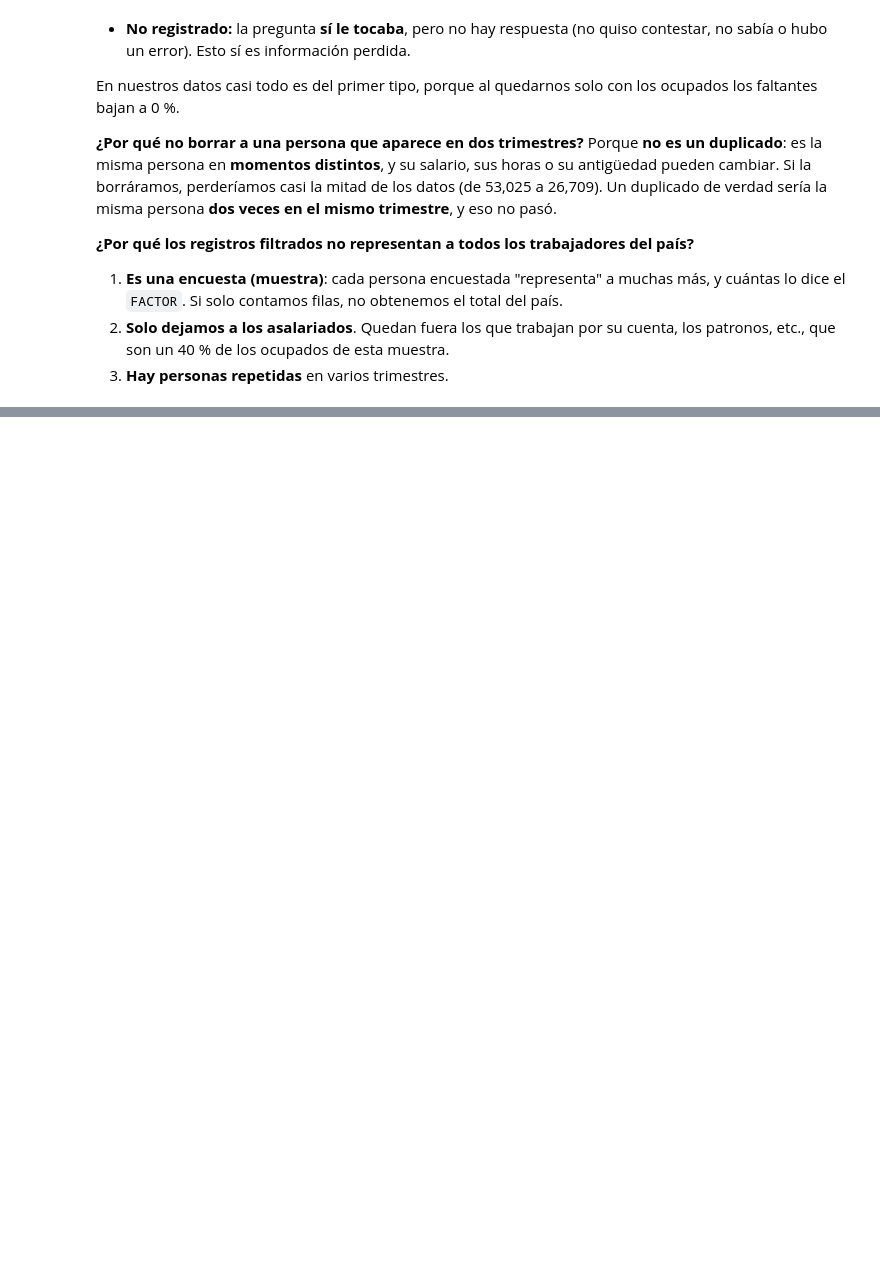
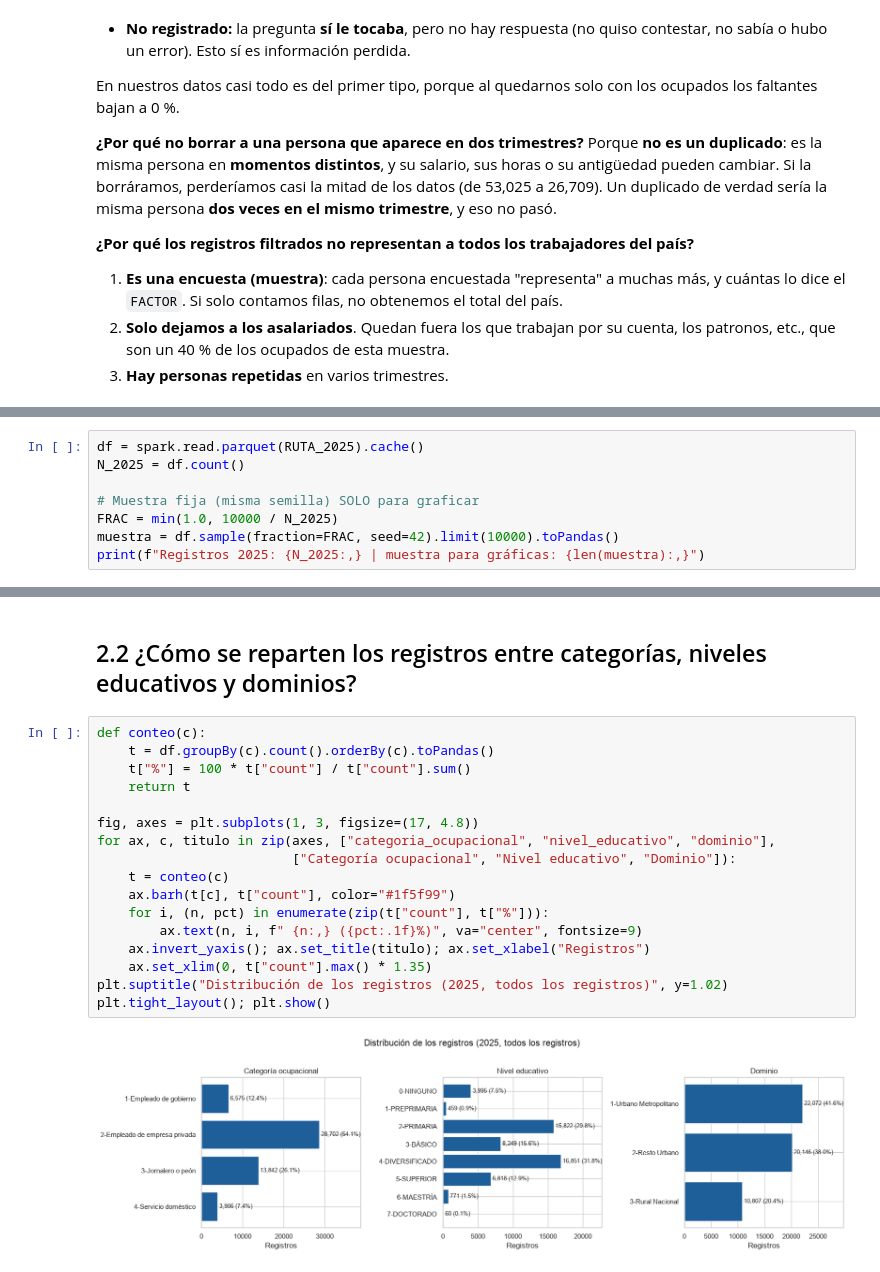
Before and after one commit to Qu3zada22/lab7-md, a Jupyter notebook: lab7_eneic.ipynb, the cells around one changed output, grey strips where cells are left out. Cells and saved outputs as stored; diff of their text form; blank space fills up the shorter version.

Commit message:
Estadística descriptiva y relaciones entre variables1

```diff
--- a/lab7_eneic.ipynb
+++ b/lab7_eneic.ipynb
@@ -662,0 +672,8 @@ Porque **no es un duplicado**: es la misma persona en **momentos distintos**, y
+# %%
+df = spark.read.parquet(RUTA_2025).cache()
+N_2025 = df.count()
+
+# Muestra fija (misma semilla) SOLO para graficar
+FRAC = min(1.0, 10000 / N_2025)
+muestra = df.sample(fraction=FRAC, seed=42).limit(10000).toPandas()
+print(f"Registros 2025: {N_2025:,} | muestra para gráficas: {len(muestra):,}")
@@ -662,0 +716,21 @@ Porque **no es un duplicado**: es la misma persona en **momentos distintos**, y
+# %% [markdown]
+## 2.2 ¿Cómo se reparten los registros entre categorías, niveles educativos y dominios?
+# %%
+def conteo(c):
+    t = df.groupBy(c).count().orderBy(c).toPandas()
+    t["%"] = 100 * t["count"] / t["count"].sum()
+    return t
+
+fig, axes = plt.subplots(1, 3, figsize=(17, 4.8))
+for ax, c, titulo in zip(axes, ["categoria_ocupacional", "nivel_educativo", "dominio"],
+                         ["Categoría ocupacional", "Nivel educativo", "Dominio"]):
+    t = conteo(c)
+    ax.barh(t[c], t["count"], color="#1f5f99")
+    for i, (n, pct) in enumerate(zip(t["count"], t["%"])):
+        ax.text(n, i, f" {n:,} ({pct:.1f}%)", va="center", fontsize=9)
+    ax.invert_yaxis(); ax.set_title(titulo); ax.set_xlabel("Registros")
+    ax.set_xlim(0, t["count"].max() * 1.35)
+plt.suptitle("Distribución de los registros (2025, todos los registros)", y=1.02)
+plt.tight_layout(); plt.show()
+# %% [output]
+[figure, added]
```
Also changed, not shown: parts of 29 cells of this notebook.
